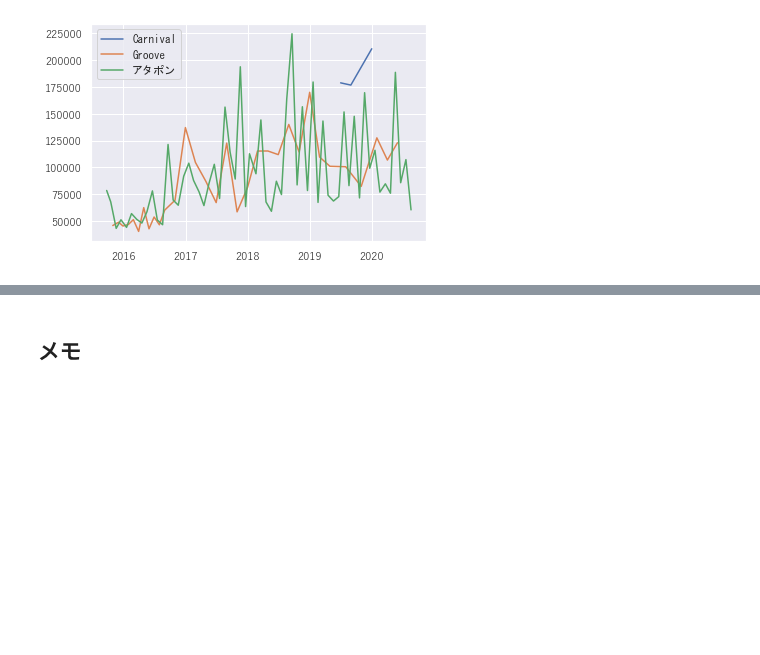
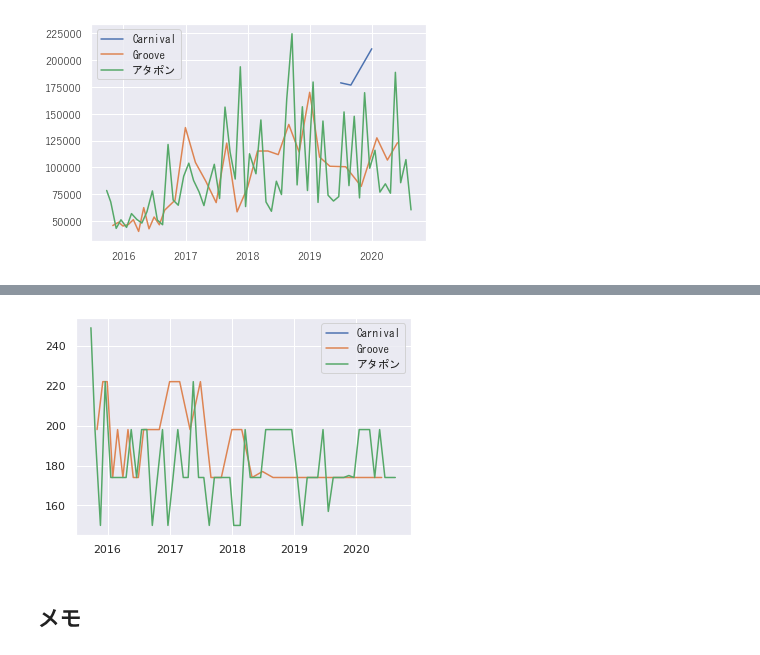
Before and after one commit to Kazuya-Minakuchi/qiita, a Jupyter notebook: dereste_event_border/common/script/a4_basic aggregation.ipynb, the cells around one changed output, grey strips where cells are left out. Cells and saved outputs as stored; diff of their text form; code cells hidden in the pictures; blank space fills up the shorter version.

```diff
--- a/dereste_event_border/common/script/a4_basic aggregation.ipynb
+++ b/dereste_event_border/common/script/a4_basic aggregation.ipynb
@@ -304,3 +321,21 @@ plt.show()
+# %%
+# 日付vs期間
+# 日付vs2001位ボーダー
+# 形式ごとに色分けしてプロット
+# アタポンのばらつきが大きい
+events = df['形式'].unique()
+fig = plt.figure()
+ax = fig.add_subplot(111)
+
+for event in events:
+    x = df.sort_values('日付').loc[df['形式'] == event, '日付']
+    y = df.sort_values('日付').loc[df['形式'] == event, '期間']
+    ax.plot(x, y, label=event)
+
+ax.legend(prop={"family":"MS Gothic"})
+plt.show()
+# %% [output]
+[figure, added]
 # %% [markdown]
 ## メモ
 # %% [markdown]
```
Also changed, not shown: parts of 2 cells of this notebook.
